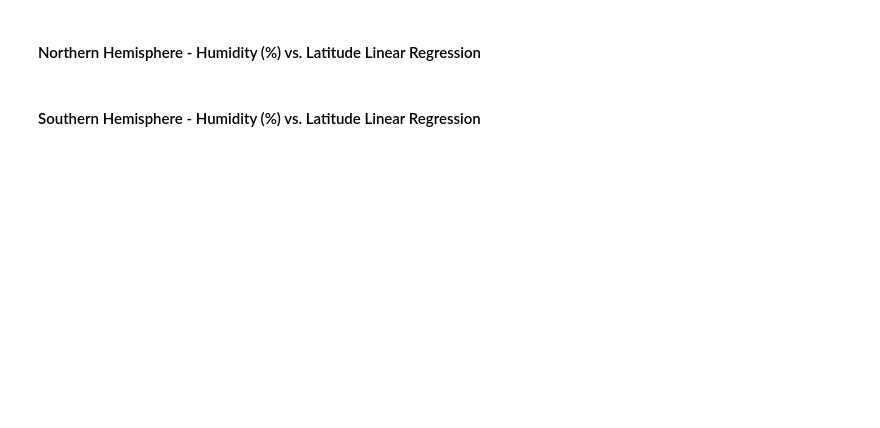
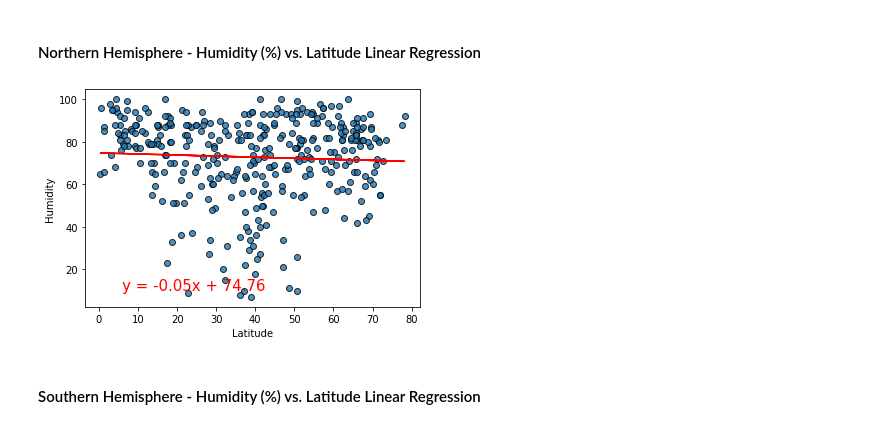
Before and after one commit to Tam-ala/Python-API_Whats-the-Weather-Like, a Jupyter notebook: Code/WeatherPy-Copy1.ipynb, the cells around one changed output. Saved outputs shown, nothing was run; the diff lists cells and outputs as text; code cells hidden in the pictures; blank space fills up the shorter version.

```diff
--- a/Code/WeatherPy-Copy1.ipynb
+++ b/Code/WeatherPy-Copy1.ipynb
@@ -313,24 +323,26 @@ plt.show()
 # %% [markdown]
 ####  Northern Hemisphere - Humidity (%) vs. Latitude Linear Regression
 # %%
-#Your second requirement is to run linear regression on each relationship,
-#only this time separating them into Northern Hemisphere
-#(greater than or equal to 0 degrees latitude) and Southern Hemisphere (less than 0 degrees latitude)
+# Make x & y values for max tem & latitude
+x_values = north_hemi['Lat']
+y_values = north_hemi['Humidity']
 
-#Northern Hemisphere - Humidity (%) vs. Latitude
-x_values = weather_data['Lat']
-y_values = weather_data['Humidity']
-
+# Perform a linear regression on humidity vs. latitude & get regression values
 (slope, intercept, rvalue, pvalue, stderr) = linregress(x_values, y_values)
 regress_values = x_values * slope + intercept
+
+# Create a line equation string
 line_eq = "y = " + str(round(slope,2)) + "x + " + str(round(intercept,2))
 
+# Create plot
 plt.scatter(x_values,y_values,edgecolor="black",
             linewidths=1, marker="o", alpha=0.8)
 plt.plot(x_values,regress_values,"r-")
 plt.annotate(line_eq,(6,10),fontsize=15,color="red")
 plt.xlabel('Latitude')
 plt.ylabel('Humidity')
 plt.show()
+# %% [output]
+[figure, added]
 # %% [markdown]
 ####  Southern Hemisphere - Humidity (%) vs. Latitude Linear Regression
```
Also changed, not shown: parts of 19 cells of this notebook.
